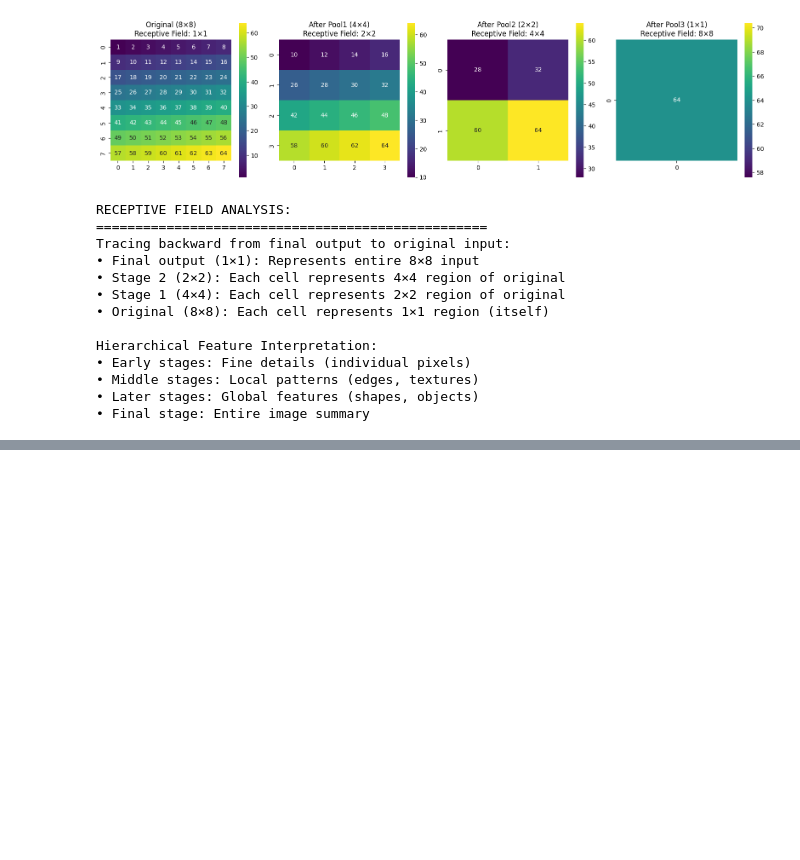
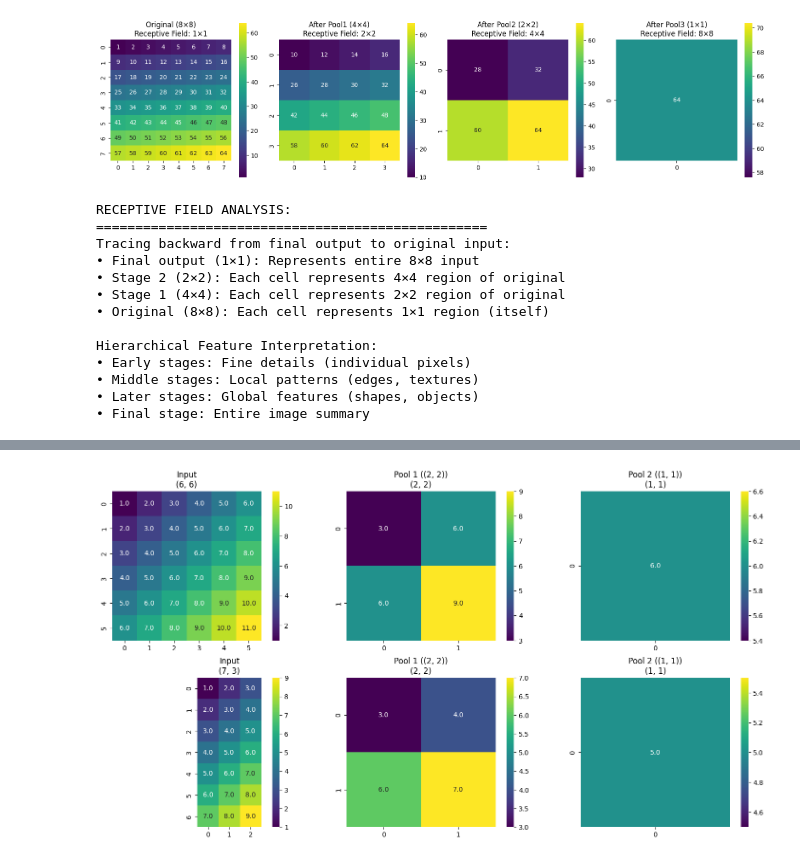
Before and after one commit to chrisjob1021/model-examples, a Jupyter notebook: cnn/toy_cnn.ipynb, the cells around one changed output, grey strips where cells are left out. Cells and saved outputs as stored; diff of their text form; code cells hidden in the pictures; blank space fills up the shorter version.

Commit message:
working visualization

```diff
--- a/cnn/toy_cnn.ipynb
+++ b/cnn/toy_cnn.ipynb
@@ -842,3 +842,72 @@ Hierarchical Feature Interpretation:
 • Middle stages: Local patterns (edges, textures)
 • Later stages: Global features (shapes, objects)
 • Final stage: Entire image summary
+# %%
+import torch
+import matplotlib.pyplot as plt
+import seaborn as sns
+import numpy as np
+
+# Import the ManualAdaptiveAverage class from prelu_cnn
+from prelu_cnn import ManualAdaptiveAvgPool2d
+
+# Create a few simple examples including rectangular matrices
+test_inputs = [
+    # Square 6x6 input
+    torch.tensor([[[[1, 2, 3, 4, 5, 6],
+                   [2, 3, 4, 5, 6, 7],
+                   [3, 4, 5, 6, 7, 8],
+                   [4, 5, 6, 7, 8, 9],
+                   [5, 6, 7, 8, 9, 10],
+                   [6, 7, 8, 9, 10, 11]]]], dtype=torch.float32),
+
+    # Rectangular 7x3 input
+    torch.tensor([[[[1, 2, 3],
+                   [2, 3, 4],
+                   [3, 4, 5],
+                   [4, 5, 6],
+                   [5, 6, 7],
+                   [6, 7, 8],
+                   [7, 8, 9]]]], dtype=torch.float32),
+]
+
+# Create adaptive average pooling layers with different output sizes
+adaptive_pools = [
+    ManualAdaptiveAvgPool2d(output_size=(2, 2), debug=True),
+    ManualAdaptiveAvgPool2d(output_size=(1, 1), debug=True),
+]
+
+# Collect all results for side-by-side plotting
+all_results = []
+
+# Test each input with each pooling layer
+for i, input_tensor in enumerate(test_inputs):
+    input_results = []
+    input_results.append(("Input", input_tensor[0, 0].numpy()))
+
+    for j, pool in enumerate(adaptive_pools):
+        output = pool(input_tensor)
+
+        # Compare with PyTorch's implementation
+        torch_pool = torch.nn.AdaptiveAvgPool2d(pool.output_size)
+        torch_output = torch_pool(input_tensor)
+
+        # Assert that our implementation matches PyTorch's
+        assert torch.allclose(output, torch_output, atol=1e-6), f"Output mismatch for input {i+1}, pool {j+1}"
+
+        input_results.append((f"Pool {j+1} ({pool.output_size})", output[0, 0].detach().numpy()))
+
+    all_results.append((f"Input {i+1} ({input_tensor.shape})", input_results))
+
+# Plot all examples side by side
+fig, axes = plt.subplots(len(test_inputs), len(adaptive_pools) + 1, figsize=(15, 8))
+
+for i, (input_name, results) in enumerate(all_results):
+    for j, (result_name, result_data) in enumerate(results):
+        sns.heatmap(result_data, annot=True, cmap='viridis', fmt='.1f',
+                   ax=axes[i, j], cbar=True, square=True)
+        axes[i, j].set_title(f'{result_name}\n{result_data.shape}')
+
+plt.tight_layout()
+plt.show()
+# %% [output]
@@ -844,0 +931 @@ Hierarchical Feature Interpretation:
+[figure, added]
```
Also changed, not shown: parts of 1 cell of this notebook, 2 other files.
